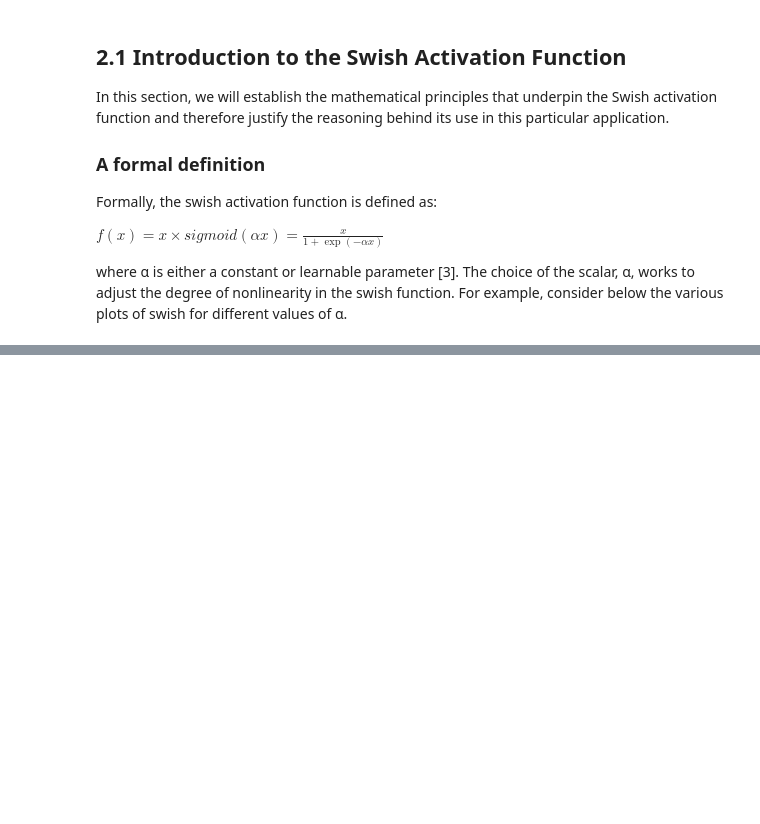
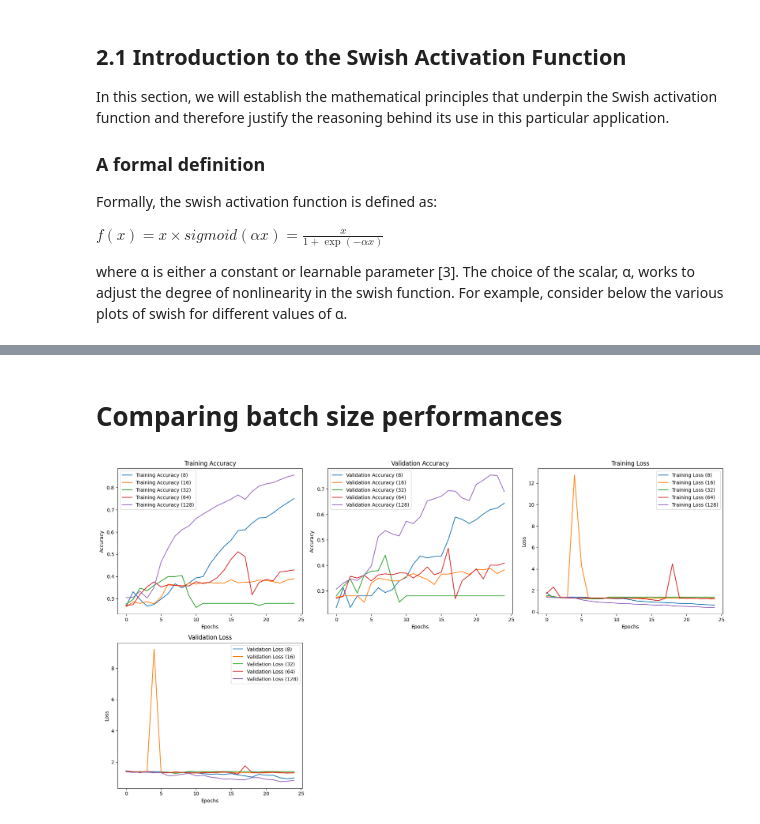
Before and after one commit to shrey1411/dst-group-project-2, a Jupyter notebook: MarkM/Swish_research.ipynb, the cells around one changed output, grey strips where cells are left out. Saved outputs shown, nothing was run; the diff lists cells and outputs as text; code cells hidden in the pictures; blank space fills up the shorter version.

```diff
--- a/MarkM/Swish_research.ipynb
+++ b/MarkM/Swish_research.ipynb
@@ -693,0 +573,2 @@ KeyboardInterrupt:
+# %%
+epoch_count = 25
@@ -693,0 +577,9 @@ KeyboardInterrupt:
+# %%
+batch_sizes = [8,16,32,64,128]
+history_of_models_batches = []
+for batch_size in batch_sizes:
+  print('Batch Size: ',batch_size)
+  model = create_vgg16_swish_model()
+  history = model.fit(train_generator,epochs=epoch_count,validation_data=validation_generator,batch_size=batch_size)
+  history_of_models_batches.append(history)
+  print('')
@@ -693,0 +623,6 @@ KeyboardInterrupt:
+# %% [markdown]
+# Comparing batch size performances
+# %%
+plot_training_history_multiple_models(history_of_models_batches, batch_sizes)
+# %% [output]
+[figure, added]
```
Also changed, not shown: parts of 123 cells of this notebook.
